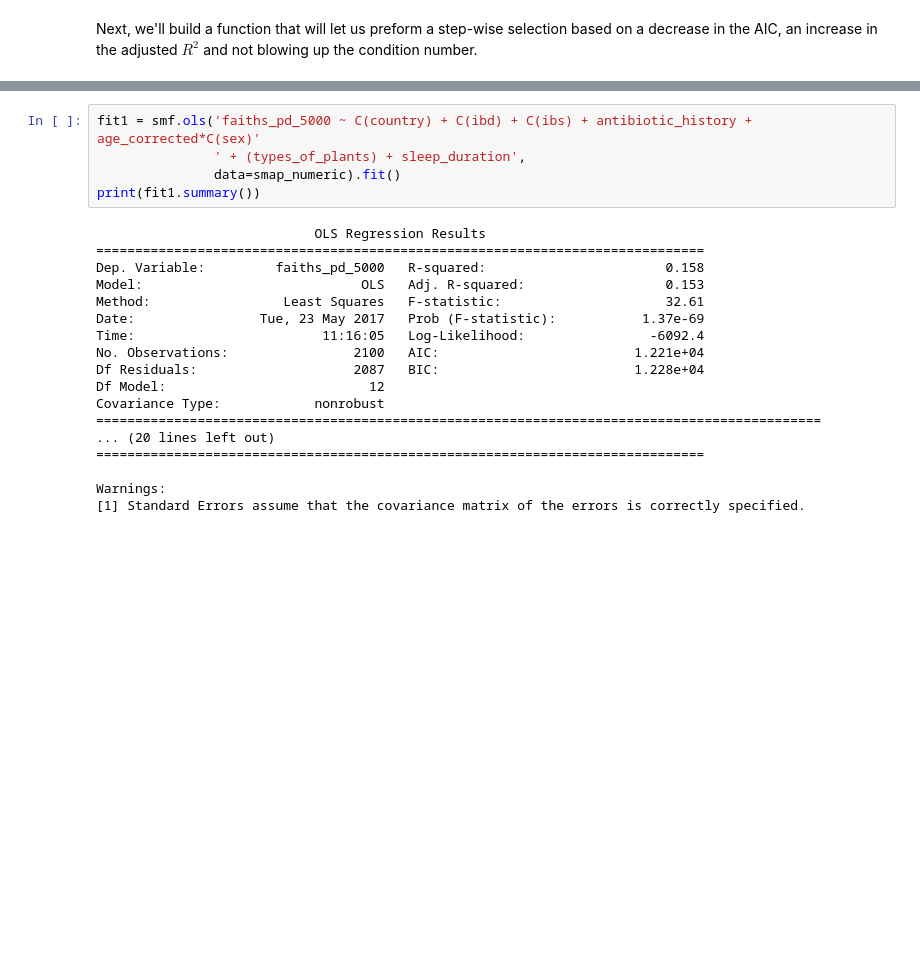
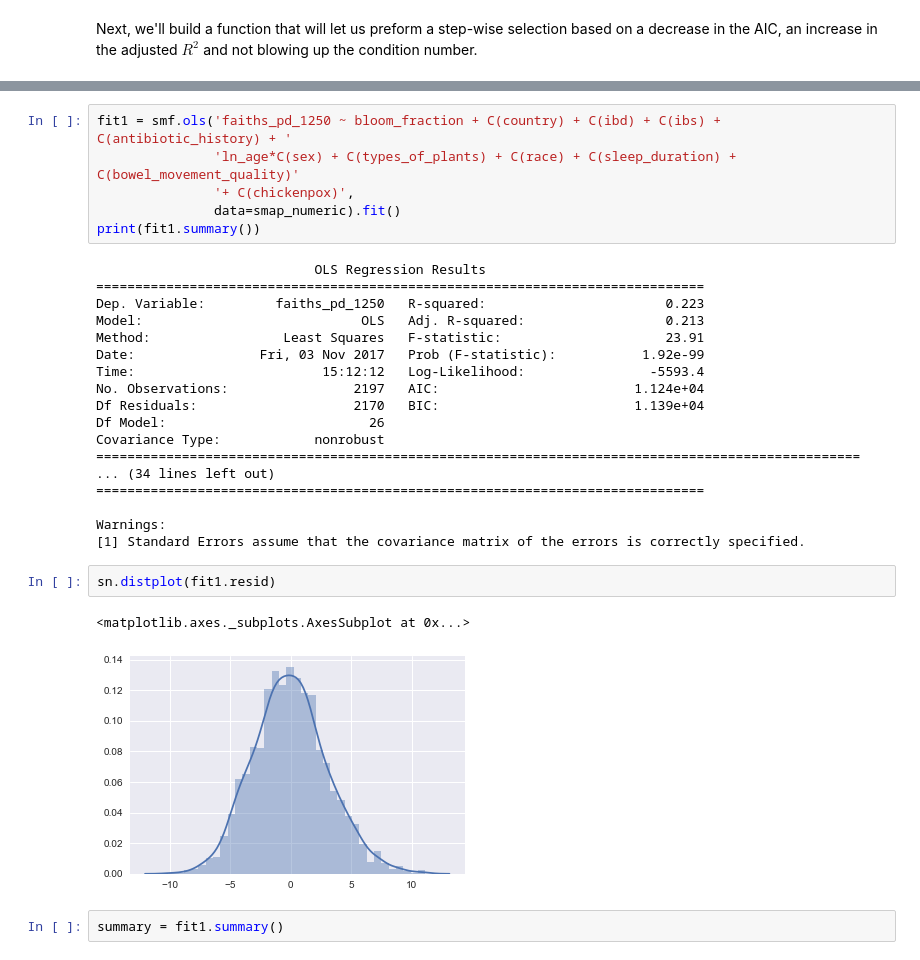
Before and after one commit to knightlab-analyses/american-gut-analyses, a Jupyter notebook: ipynb/Alpha Diversity Regression.ipynb, the cells around one changed output, grey strips where cells are left out. Drawn from its saved outputs; the diff is of its cells as text; blank space fills up the shorter version.

```diff
--- a/ipynb/Alpha Diversity Regression.ipynb
+++ b/ipynb/Alpha Diversity Regression.ipynb
@@ -477,25 +483,33 @@ Covariance Type:            nonrobust
 Warnings:
 [1] Standard Errors assume that the covariance matrix of the errors is correctly specified.
 # %%
-fit1 = smf.ols('faiths_pd_5000 ~ C(country) + C(ibd) + C(ibs) + antibiotic_history + age_corrected*C(sex)'
-               ' + (types_of_plants) + sleep_duration',
+fit1 = smf.ols('faiths_pd_1250 ~ bloom_fraction + C(country) + C(ibd) + C(ibs) + C(antibiotic_history) + '
+               'ln_age*C(sex) + C(types_of_plants) + C(race) + C(sleep_duration) + C(bowel_movement_quality)'
+               '+ C(chickenpox)',
                data=smap_numeric).fit()
 print(fit1.summary())
 # %% [output]
                             OLS Regression Results
 ==============================================================================
-Dep. Variable:         faiths_pd_5000   R-squared:                       0.158
-Model:                            OLS   Adj. R-squared:                  0.153
-Method:                 Least Squares   F-statistic:                     32.61
-Date:                Tue, 23 May 2017   Prob (F-statistic):           1.37e-69
-Time:                        11:16:05   Log-Likelihood:                -6092.4
-No. Observations:                2100   AIC:                         1.221e+04
-Df Residuals:                    2087   BIC:                         1.228e+04
-Df Model:                          12
+Dep. Variable:         faiths_pd_1250   R-squared:                       0.223
+Model:                            OLS   Adj. R-squared:                  0.213
+Method:                 Least Squares   F-statistic:                     23.91
+Date:                Fri, 03 Nov 2017   Prob (F-statistic):           1.92e-99
+Time:                        15:12:12   Log-Likelihood:                -5593.4
+No. Observations:                2197   AIC:                         1.124e+04
+Df Residuals:                    2170   BIC:                         1.139e+04
+Df Model:                          26
 Covariance Type:            nonrobust
-=============================================================================================
-... (20 lines left out)
+==================================================================================================
+... (34 lines left out)
 ==============================================================================
 
 Warnings:
 [1] Standard Errors assume that the covariance matrix of the errors is correctly specified.
+# %%
+sn.distplot(fit1.resid)
+# %% [output]
+<matplotlib.axes._subplots.AxesSubplot at 0x...>
+[figure, added]
+# %%
+summary = fit1.summary()
```
Also changed, not shown: parts of 37 cells of this notebook.
